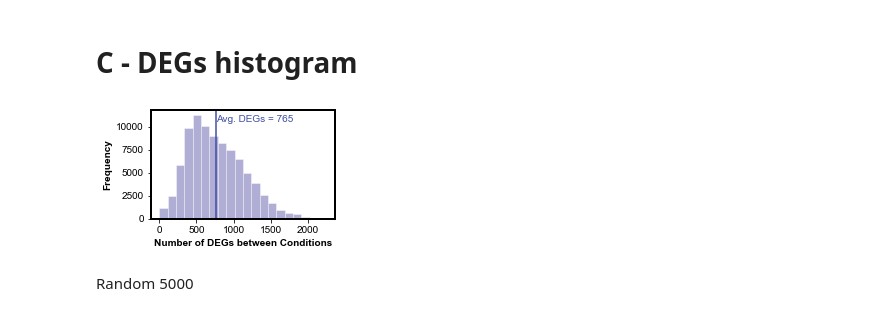
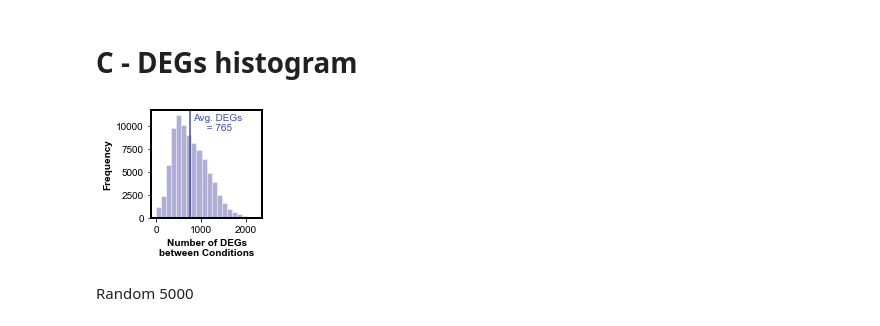
Before and after one commit to SBRG/precise2, a Jupyter notebook: notebooks/figure2_genes.ipynb, the cells around one changed output. Saved outputs shown, nothing was run; the diff lists cells and outputs as text; code cells hidden in the pictures.

```diff
--- a/notebooks/figure2_genes.ipynb
+++ b/notebooks/figure2_genes.ipynb
@@ -420,31 +419,31 @@ import random
 # %%
 deg_counts = pd.read_csv('./data/degs_combined.csv', index_col=0)
 
 deg_list = deg_counts.values.tolist()
 deg_list = list(itertools.chain.from_iterable(deg_list))
 deg_list = [x for x in deg_list if str(x) != 'nan']
 
 from statistics import mean
 deg_mean = int(round(mean(deg_list),0))
 
 
-fig, ax = plt.subplots(figsize = (3.3,2))
+fig, ax = plt.subplots(figsize = (2,2))
 
 sns.distplot(deg_list, kde=False, bins=20, color='#3a3596')
 ax.axvline(deg_mean, 0,1, color = '#3F4EA2')
-ax.text(deg_mean, 10500, 'Avg. DEGs = '+str(deg_mean), color='#3F4EA2')
+ax.text(deg_mean+50, 9500, 'Avg. DEGs \n     = '+str(deg_mean), color='#3F4EA2')
 
 ax.spines['top'].set_color('0'); ax.spines['bottom'].set_color('0')
 ax.spines['left'].set_color('0'); ax.spines['right'].set_color('0')
 
 ax.spines['top'].set_linewidth(2); ax.spines['bottom'].set_linewidth(2)
 ax.spines['left'].set_linewidth(2); ax.spines['right'].set_linewidth(2)
 
 ax.set_ylabel('Frequency', fontweight ='bold')
-ax.set_xlabel('Number of DEGs between Conditions', fontweight ='bold' )
+ax.set_xlabel('Number of DEGs\nbetween Conditions', fontweight ='bold' )
 plt.savefig('./fig2/DEGs_histogram.pdf', dpi = 600, bbox_inches = 'tight')
 # %% [output]
-[figure, old version]
+[figure, new version]
 # %% [markdown]
 Random 5000
 # %%
```
Also changed, not shown: parts of 8 cells of this notebook, 19 other files.
